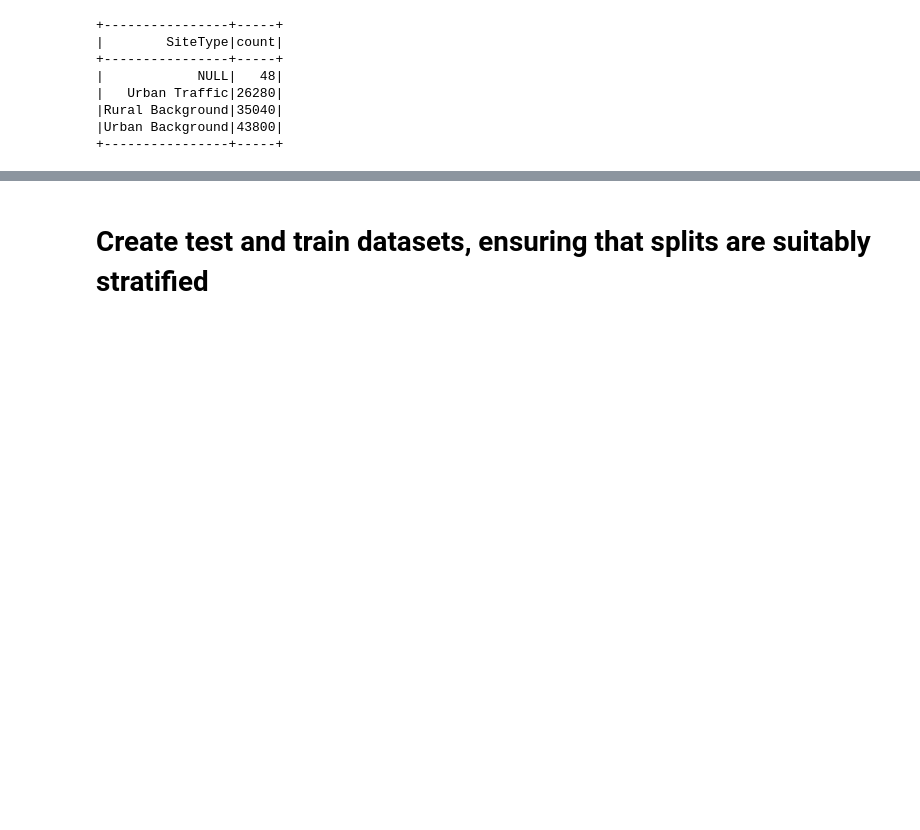
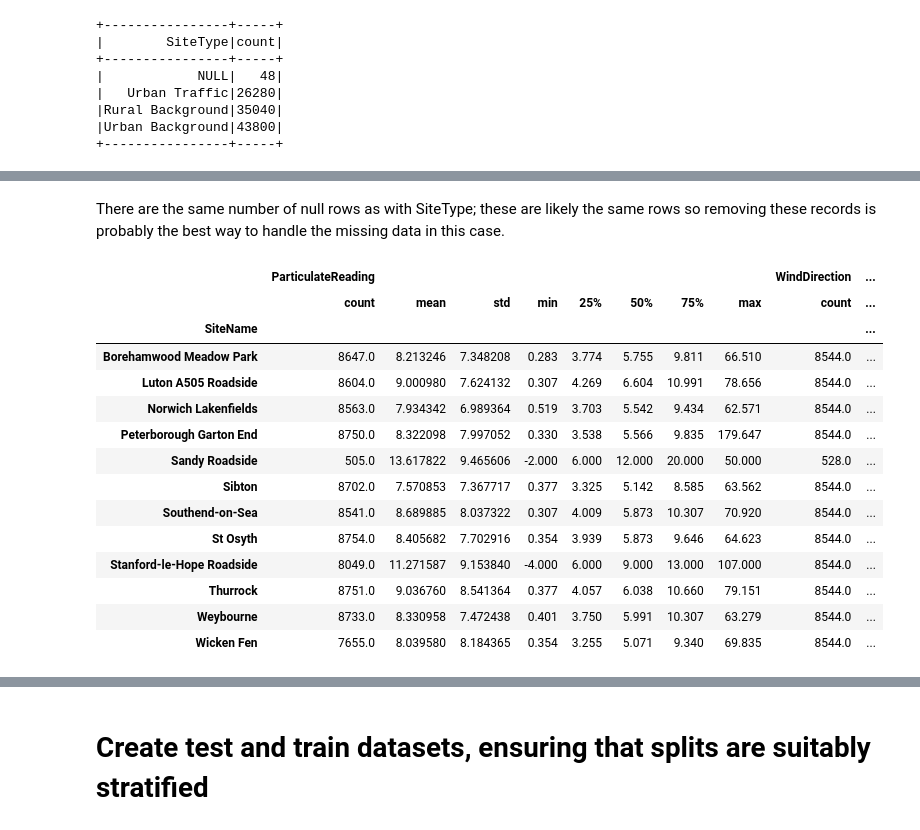
Before and after one commit to Pirate-Dan/MOD006902-Air-Quality, a Jupyter notebook: AirQualityModel.ipynb, the cells around one changed output, grey strips where cells are left out. Drawn from its saved outputs; the diff is of its cells as text; code cells hidden in the pictures; blank space fills up the shorter version.

Commit message:
Added data cleansing and null handling

```diff
--- a/AirQualityModel.ipynb
+++ b/AirQualityModel.ipynb
@@ -90,17 +75,17 @@ from pyspark.sql.types import StructType, StructField, StringType, FloatType,Dou
 schema = StructType([
     StructField("Date", DateType(), nullable=True),
     StructField("Time", TimestampType(), nullable=True),
-    StructField("Particulate reading", DoubleType(), nullable=True),
-    StructField("Particulate Status", StringType(),nullable=True),
-    StructField("Wind Direction",FloatType(), nullable=True),
-    StructField("Wind Direction Status",StringType(),nullable=True),
-    StructField("Wind Speed",FloatType(),nullable=True),
-    StructField("wind Speed Status",StringType(),nullable=True),
-    StructField("Site Name",StringType(),nullable=True),
+    StructField("ParticulateReading", DoubleType(), nullable=True),
+    StructField("ParticulateStatus", StringType(),nullable=True),
+    StructField("WindDirection",FloatType(), nullable=True),
+    StructField("WindDirection Status",StringType(),nullable=True),
+    StructField("WindSpeed",FloatType(),nullable=True),
+    StructField("windSpeedStatus",StringType(),nullable=True),
+    StructField("SiteName",StringType(),nullable=True),
     StructField("Latitude",DoubleType(),nullable=True),
     StructField("Longitude",DoubleType(),nullable=True),
     StructField("SiteType",StringType(),nullable=True),
-    StructField("Local Authority",StringType(),nullable=True),
+    StructField("LocalAuthority",StringType(),nullable=True),
     StructField("Zone",StringType(),nullable=True)
     ])
 
@@ -237,0 +242,24 @@ Comparing the total count by SiteType (105,168) and the counts by numerical fiel
+# %% [markdown]
+There are the same number of null rows as with SiteType; these are likely the same rows so removing these records is probably the best way to handle the missing data in this case.
+# %%
+#we look at the numerical fields by site name and site type to see how the missing data is distributed.
+import pandas as pd
+import pyspark.pandas as ps
+described = ps.DataFrame(df.select("SiteName","ParticulateReading","WindDirection","WindSpeed","Hour"))
+described.groupby('SiteName').describe().sort_index()
+# %% [output]
+|  | ParticulateReading |  |  |  |  |  |  |  | WindDirection | ... |
+|  | count | mean | std | min | 25% | 50% | 75% | max | count | ... |
+| SiteName |  |  |  |  |  |  |  |  |  | ... |
+| Borehamwood Meadow Park | 8647.0 | 8.213246 | 7.348208 | 0.283 | 3.774 | 5.755 | 9.811 | 66.510 | 8544.0 | ... |
+| Luton A505 Roadside | 8604.0 | 9.000980 | 7.624132 | 0.307 | 4.269 | 6.604 | 10.991 | 78.656 | 8544.0 | ... |
+| Norwich Lakenfields | 8563.0 | 7.934342 | 6.989364 | 0.519 | 3.703 | 5.542 | 9.434 | 62.571 | 8544.0 | ... |
+| Peterborough Garton End | 8750.0 | 8.322098 | 7.997052 | 0.330 | 3.538 | 5.566 | 9.835 | 179.647 | 8544.0 | ... |
+| Sandy Roadside | 505.0 | 13.617822 | 9.465606 | -2.000 | 6.000 | 12.000 | 20.000 | 50.000 | 528.0 | ... |
+| Sibton | 8702.0 | 7.570853 | 7.367717 | 0.377 | 3.325 | 5.142 | 8.585 | 63.562 | 8544.0 | ... |
+| Southend-on-Sea | 8541.0 | 8.689885 | 8.037322 | 0.307 | 4.009 | 5.873 | 10.307 | 70.920 | 8544.0 | ... |
+| St Osyth | 8754.0 | 8.405682 | 7.702916 | 0.354 | 3.939 | 5.873 | 9.646 | 64.623 | 8544.0 | ... |
+| Stanford-le-Hope Roadside | 8049.0 | 11.271587 | 9.153840 | -4.000 | 6.000 | 9.000 | 13.000 | 107.000 | 8544.0 | ... |
+| Thurrock | 8751.0 | 9.036760 | 8.541364 | 0.377 | 4.057 | 6.038 | 10.660 | 79.151 | 8544.0 | ... |
+| Weybourne | 8733.0 | 8.330958 | 7.472438 | 0.401 | 3.750 | 5.991 | 10.307 | 63.279 | 8544.0 | ... |
+| Wicken Fen | 7655.0 | 8.039580 | 8.184365 | 0.354 | 3.255 | 5.071 | 9.340 | 69.835 | 8544.0 | ... |
```
Also changed, not shown: parts of 22 cells of this notebook.
